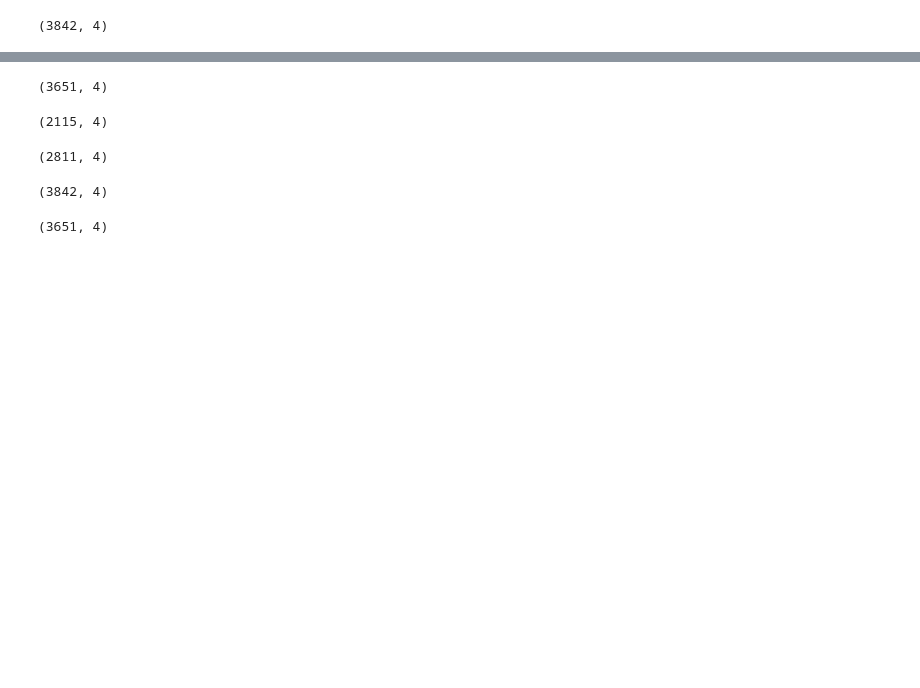
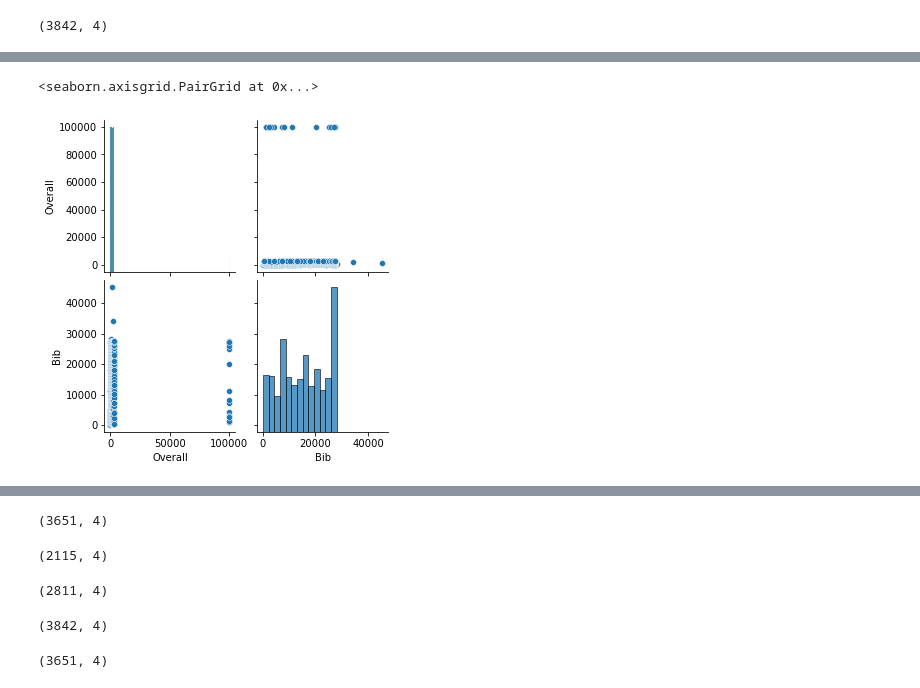
Before and after one commit to abcarlisle22/web-scraping-marathon-data-abcarlisle22, a Jupyter notebook: Untitled.ipynb, the cells around one changed output, grey strips where cells are left out. Cells and saved outputs as stored; diff of their text form; code cells hidden in the pictures; blank space fills up the shorter version.

```diff
--- a/Untitled.ipynb
+++ b/Untitled.ipynb
@@ -40,0 +64,2 @@ full_2016.shape
+# %%
+slowest = full_2016.loc[full_2016["Time"] == full_2016["Time"].min()]
@@ -40,0 +82,2 @@ full_2016.shape
+# %%
+final_2016_full = full_2016.drop(slowest.index)
@@ -40,0 +96,5 @@ full_2016.shape
+# %%
+sns.pairplot(final_2016_full)
+# %% [output]
+<seaborn.axisgrid.PairGrid at 0x...>
+[figure, added]
```
Also changed, not shown: parts of 12 cells of this notebook.
